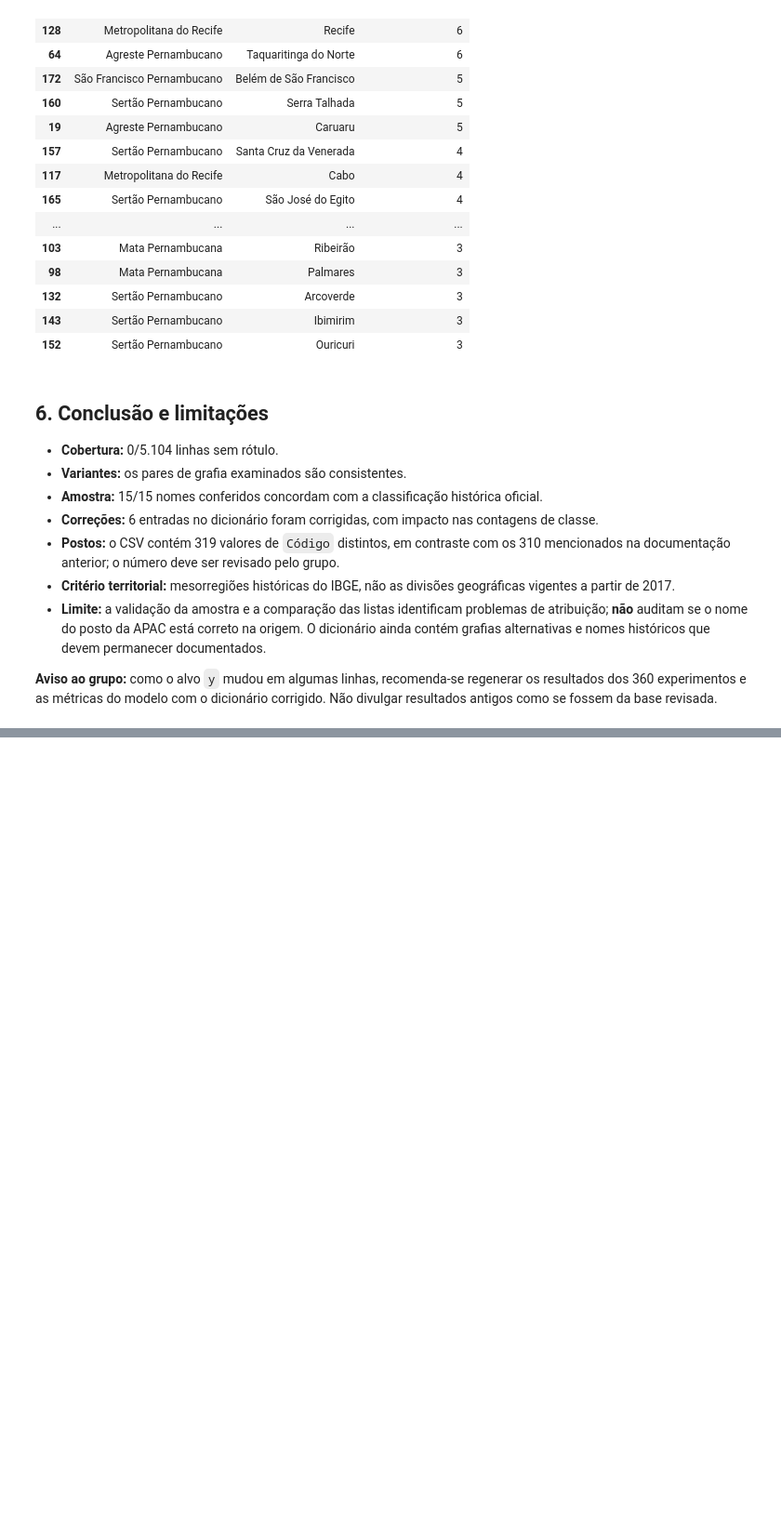
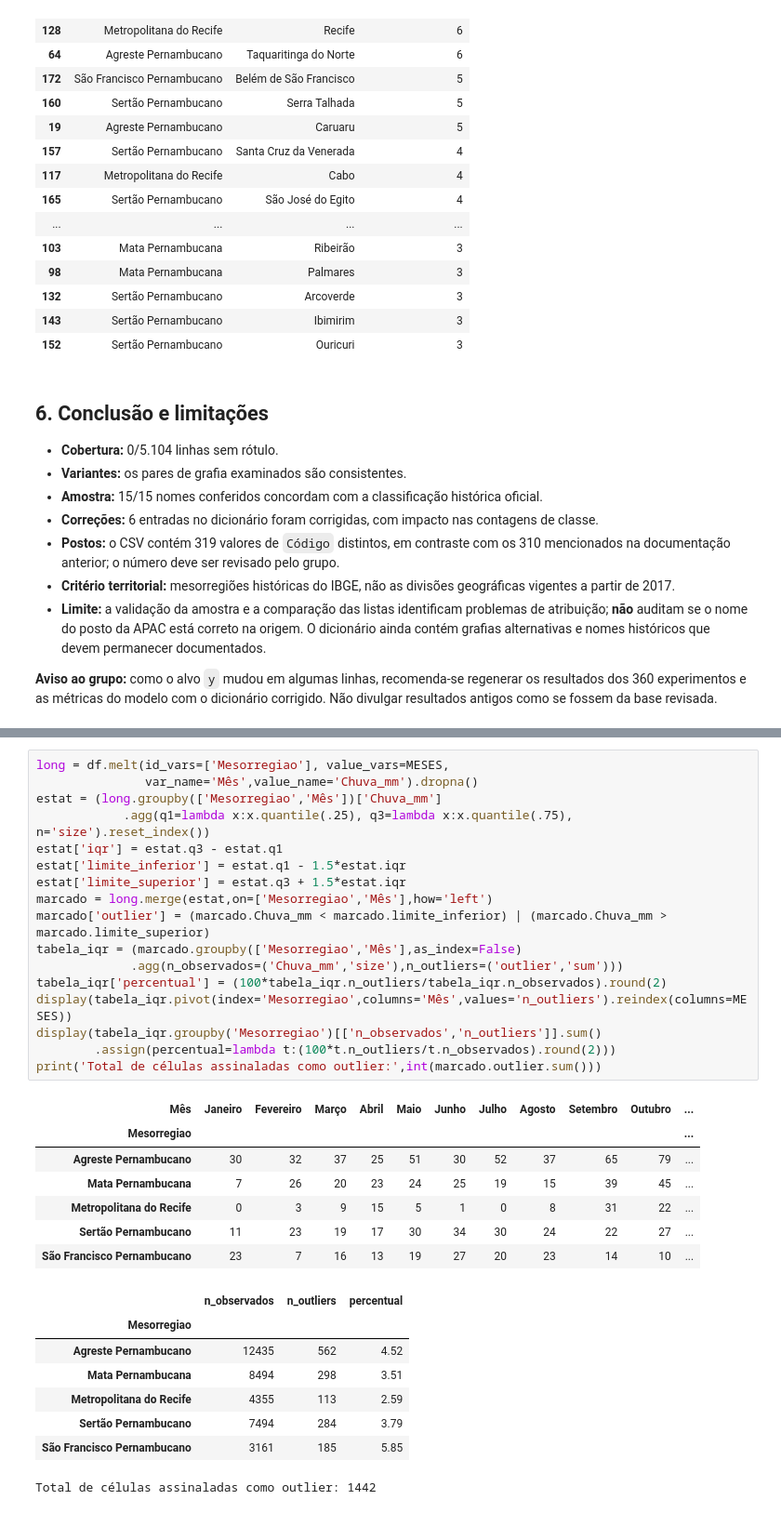
Before and after one commit to mateuscresp/CienciaDados-Equipe5-Projeto, a Jupyter notebook: notebooks/05_Limpeza.ipynb, the cells around one changed output, grey strips where cells are left out. Shown at 93% size. Cells and saved outputs as stored; diff of their text form; blank space fills up the shorter version.

```diff
--- a/notebooks/05_Limpeza.ipynb
+++ b/notebooks/05_Limpeza.ipynb
@@ -211,0 +358,33 @@ Municípios/nomes com mais de um posto: 64
+# %%
+long = df.melt(id_vars=['Mesorregiao'], value_vars=MESES,
+               var_name='Mês',value_name='Chuva_mm').dropna()
+estat = (long.groupby(['Mesorregiao','Mês'])['Chuva_mm']
+            .agg(q1=lambda x:x.quantile(.25), q3=lambda x:x.quantile(.75), n='size').reset_index())
+estat['iqr'] = estat.q3 - estat.q1
+estat['limite_inferior'] = estat.q1 - 1.5*estat.iqr
+estat['limite_superior'] = estat.q3 + 1.5*estat.iqr
+marcado = long.merge(estat,on=['Mesorregiao','Mês'],how='left')
+marcado['outlier'] = (marcado.Chuva_mm < marcado.limite_inferior) | (marcado.Chuva_mm > marcado.limite_superior)
+tabela_iqr = (marcado.groupby(['Mesorregiao','Mês'],as_index=False)
+             .agg(n_observados=('Chuva_mm','size'),n_outliers=('outlier','sum')))
+tabela_iqr['percentual'] = (100*tabela_iqr.n_outliers/tabela_iqr.n_observados).round(2)
+display(tabela_iqr.pivot(index='Mesorregiao',columns='Mês',values='n_outliers').reindex(columns=MESES))
+display(tabela_iqr.groupby('Mesorregiao')[['n_observados','n_outliers']].sum()
+        .assign(percentual=lambda t:(100*t.n_outliers/t.n_observados).round(2)))
+print('Total de células assinaladas como outlier:',int(marcado.outlier.sum()))
+# %% [output]
+| Mês | Janeiro | Fevereiro | Março | Abril | Maio | Junho | Julho | Agosto | Setembro | Outubro | ... |
+| Mesorregiao |  |  |  |  |  |  |  |  |  |  | ... |
+| Agreste Pernambucano | 30 | 32 | 37 | 25 | 51 | 30 | 52 | 37 | 65 | 79 | ... |
+| Mata Pernambucana | 7 | 26 | 20 | 23 | 24 | 25 | 19 | 15 | 39 | 45 | ... |
+| Metropolitana do Recife | 0 | 3 | 9 | 15 | 5 | 1 | 0 | 8 | 31 | 22 | ... |
+| Sertão Pernambucano | 11 | 23 | 19 | 17 | 30 | 34 | 30 | 24 | 22 | 27 | ... |
+| São Francisco Pernambucano | 23 | 7 | 16 | 13 | 19 | 27 | 20 | 23 | 14 | 10 | ... |
+|  | n_observados | n_outliers | percentual |
+| Mesorregiao |  |  |  |
+| Agreste Pernambucano | 12435 | 562 | 4.52 |
+| Mata Pernambucana | 8494 | 298 | 3.51 |
+| Metropolitana do Recife | 4355 | 113 | 2.59 |
+| Sertão Pernambucano | 7494 | 284 | 3.79 |
+| São Francisco Pernambucano | 3161 | 185 | 5.85 |
+Total de células assinaladas como outlier: 1442
```
Also changed, not shown: parts of 10 cells of this notebook, 1 other file.
